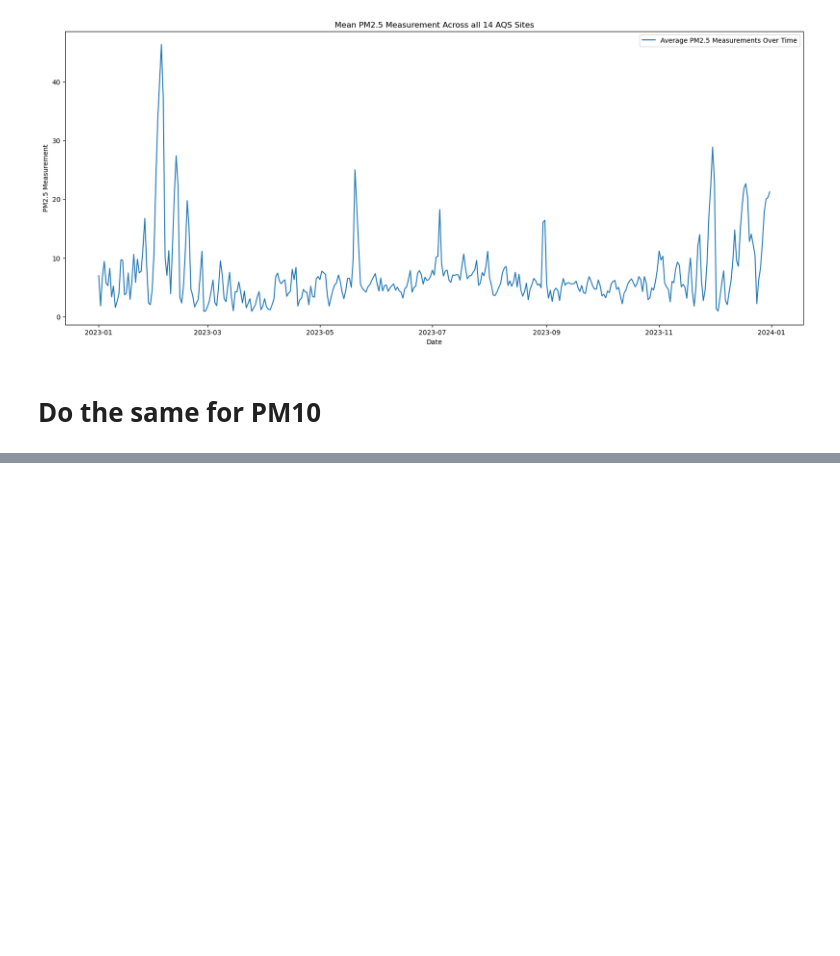
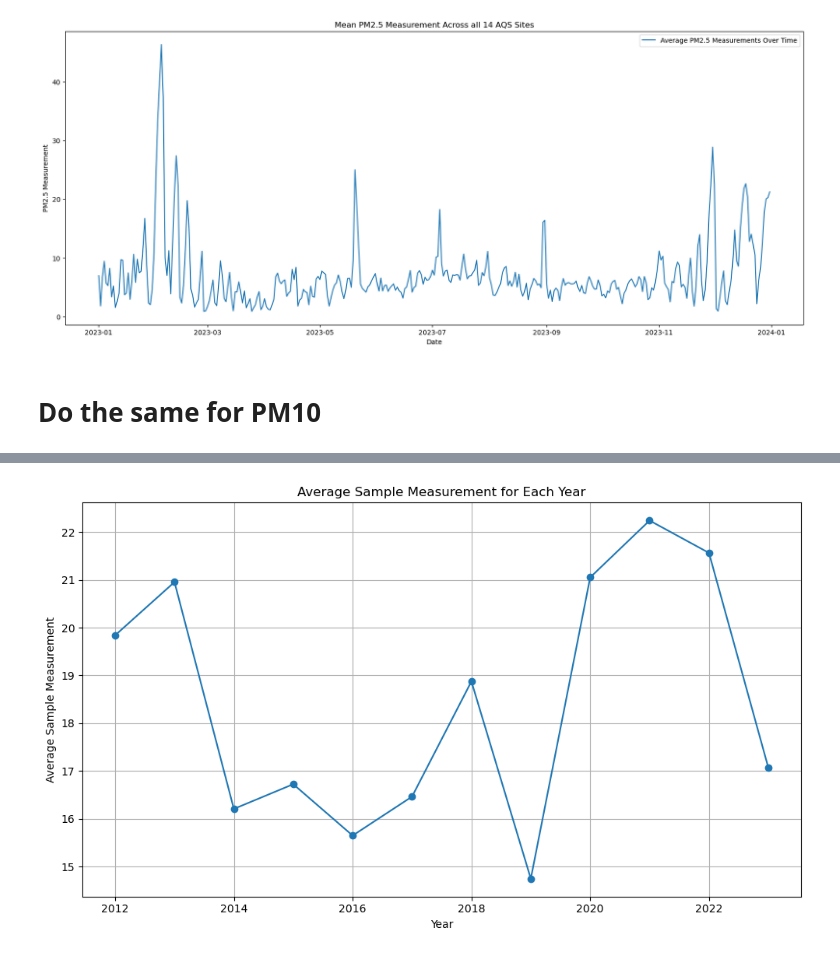
Before and after one commit to jaredfeldman/AI4AQ, a Jupyter notebook: notebooks/EDA/AQS/aqs-eda.ipynb, the cells around one changed output, grey strips where cells are left out. Drawn from its saved outputs; the diff is of its cells as text; code cells hidden in the pictures; blank space fills up the shorter version.

```diff
--- a/notebooks/EDA/AQS/aqs-eda.ipynb
+++ b/notebooks/EDA/AQS/aqs-eda.ipynb
@@ -201,0 +416,22 @@ plt.show()
+# %%
+import pandas as pd
+import matplotlib.pyplot as plt
+
+# Group data by 'year' and calculate the average of 'sample_measurement' for each year
+average_measurement_by_year = all_slc_counties_pm10_2012_2023.groupby('year')['sample_measurement'].mean()
+
+# Plot the averages for each year
+plt.figure(figsize=(10, 6))  # Adjust figure size if needed
+plt.plot(average_measurement_by_year.index, average_measurement_by_year.values, marker='o')
+
+# Add labels and title
+plt.xlabel('Year')
+plt.ylabel('Average Sample Measurement')
+plt.title('Average Sample Measurement for Each Year')
+
+# Show plot
+plt.grid(True)
+plt.tight_layout()
+plt.show()
+# %% [output]
+[figure, added]
```
Also changed, not shown: parts of 21 cells of this notebook, 5 other files.
